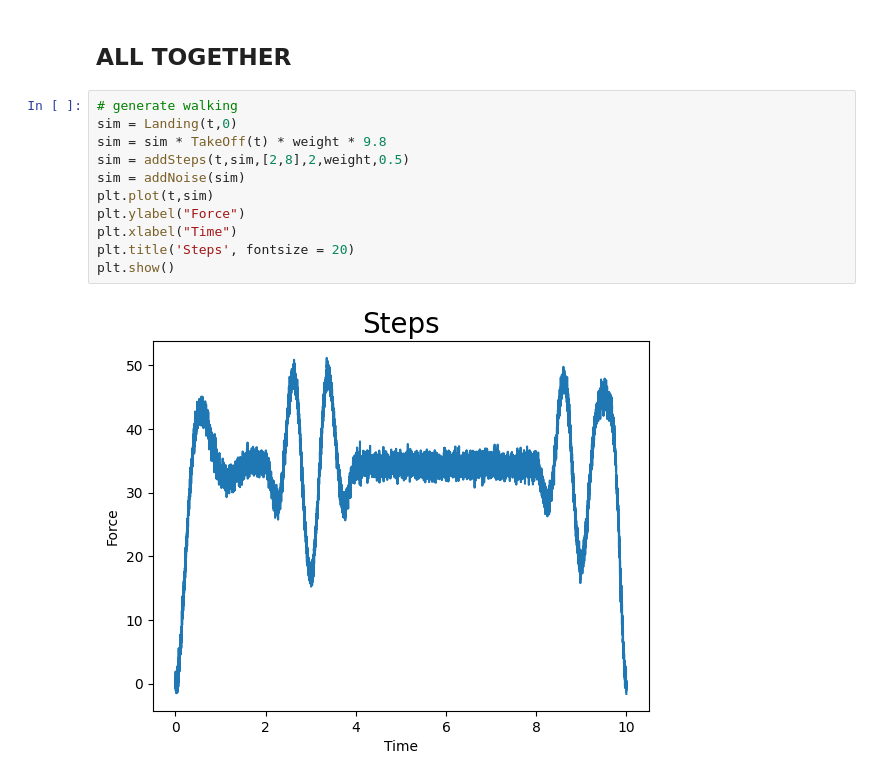
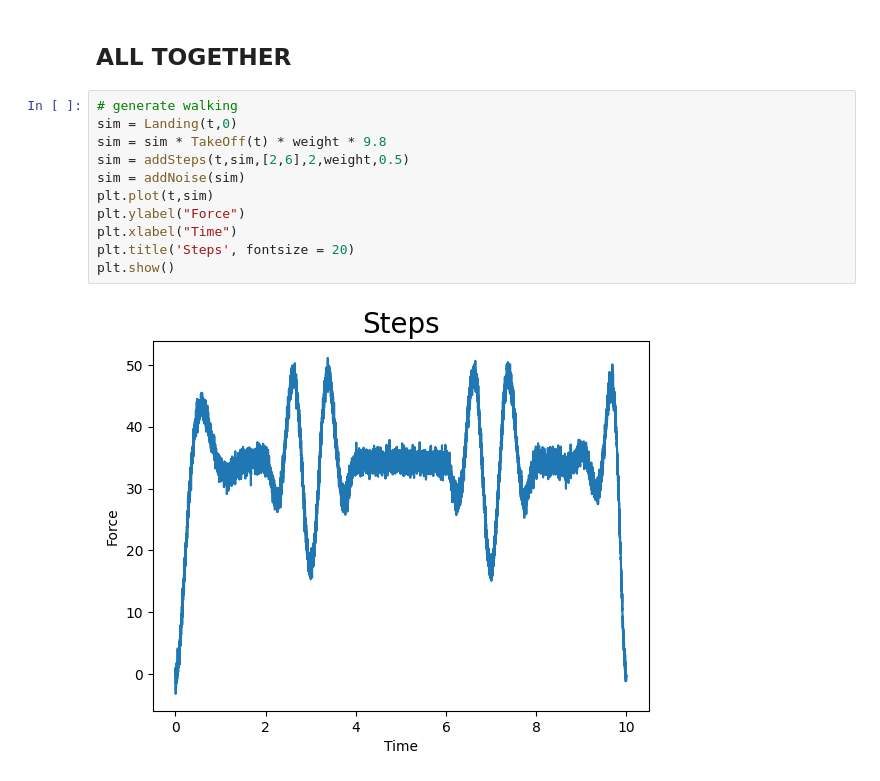
Before and after one commit to simoncarthew/EEE4113F_Group16_Hornbill_Scale, a Jupyter notebook: DYNAMIC_WEIGHT_ANALYSIS/signal_generation/sig_gen_experiment.ipynb, the cells around one changed output. Drawn from its saved outputs; the diff is of its cells as text.

```diff
--- a/DYNAMIC_WEIGHT_ANALYSIS/signal_generation/sig_gen_experiment.ipynb
+++ b/DYNAMIC_WEIGHT_ANALYSIS/signal_generation/sig_gen_experiment.ipynb
@@ -187,13 +187,13 @@ plt.show()
 # %%
 # generate walking
 sim = Landing(t,0)
 sim = sim * TakeOff(t) * weight * 9.8
-sim = addSteps(t,sim,[2,8],2,weight,0.5)
+sim = addSteps(t,sim,[2,6],2,weight,0.5)
 sim = addNoise(sim)
 plt.plot(t,sim)
 plt.ylabel("Force")
 plt.xlabel("Time")
 plt.title('Steps', fontsize = 20)
 plt.show()
 # %% [output]
-[figure, old version]
+[figure, new version]
```
Also changed, not shown: 1 other file.
